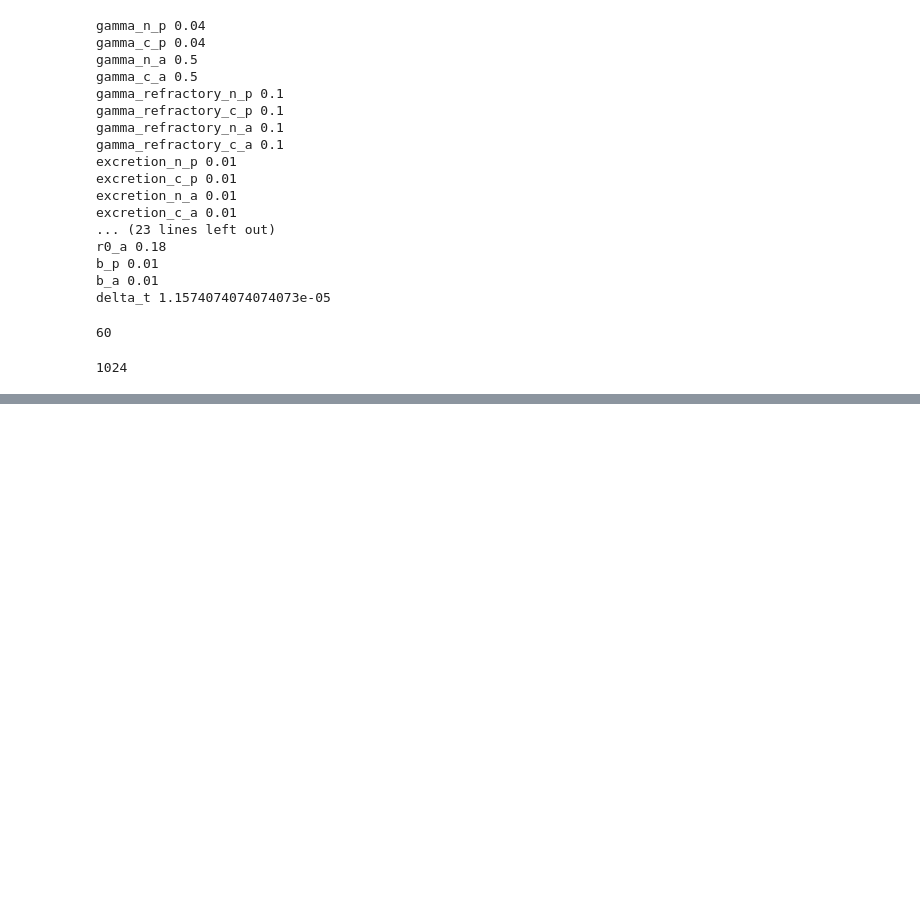
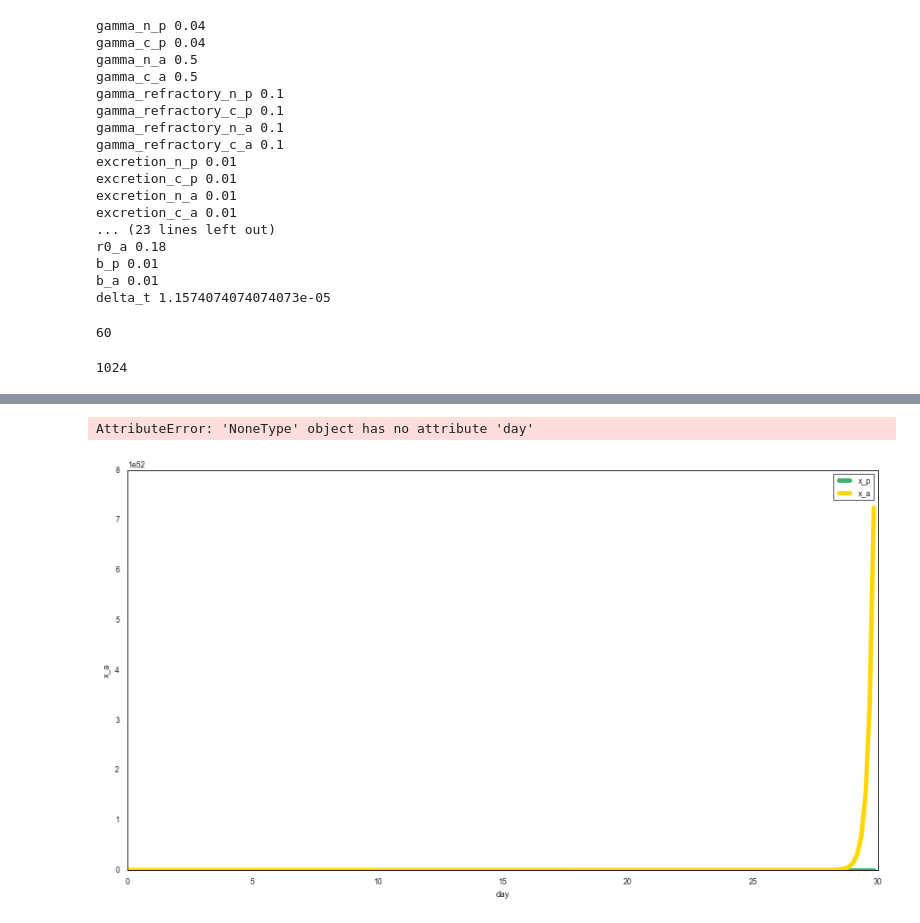
Before and after one commit to wosnat/ccpa, a Jupyter notebook: CCPA_17_4_2020_basic_model-optimization.ipynb, the cells around one changed output, grey strips where cells are left out. Saved outputs shown, nothing was run; the diff lists cells and outputs as text; code cells hidden in the pictures; blank space fills up the shorter version.

```diff
--- a/CCPA_17_4_2020_basic_model-optimization.ipynb
+++ b/CCPA_17_4_2020_basic_model-optimization.ipynb
@@ -83,7 +83,7 @@ import model.basic_model_lib
 m = model.basic_model_lib.ModelProALT()
 # %%
 import os
-opt_dpath =os.path.join('model', 'optimozation results', )
+opt_dpath =os.path.join('model', 'optimization results', )
 os.listdir(opt_dpath )
 # %% [output]
 ['alt_opt',
@@ -578,0 +544,13 @@ for i in comb:
+# %%
+dname = 'gamma_exploration'
+def _readcsv(fname):
+    d = pd.read_csv(os.path.join(opt_dpath,  dname, fname))
+    #if d.lt(0).any().any():
+    #    return
+    d['model_name'] = os.path.splitext(fname)[0]
+    return d
+
+
+dflst = [_readcsv(i) for i in os.listdir(os.path.join(opt_dpath,  dname))
+         if i.endswith('.csv')]
+gamma_res_df = pd.concat(dflst)
@@ -578,0 +651,5 @@ for i in comb:
+# %%
+model.basic_model_lib.display_simulation_results(gamma_res_df.loc[gamma_res_df.model_name=='gamma_model_31'], model_name='31', model=None)
+# %% [output]
+AttributeError: 'NoneType' object has no attribute 'day'
+[figure, added]
```
Also changed, not shown: parts of 12 cells of this notebook, 3 other files.
